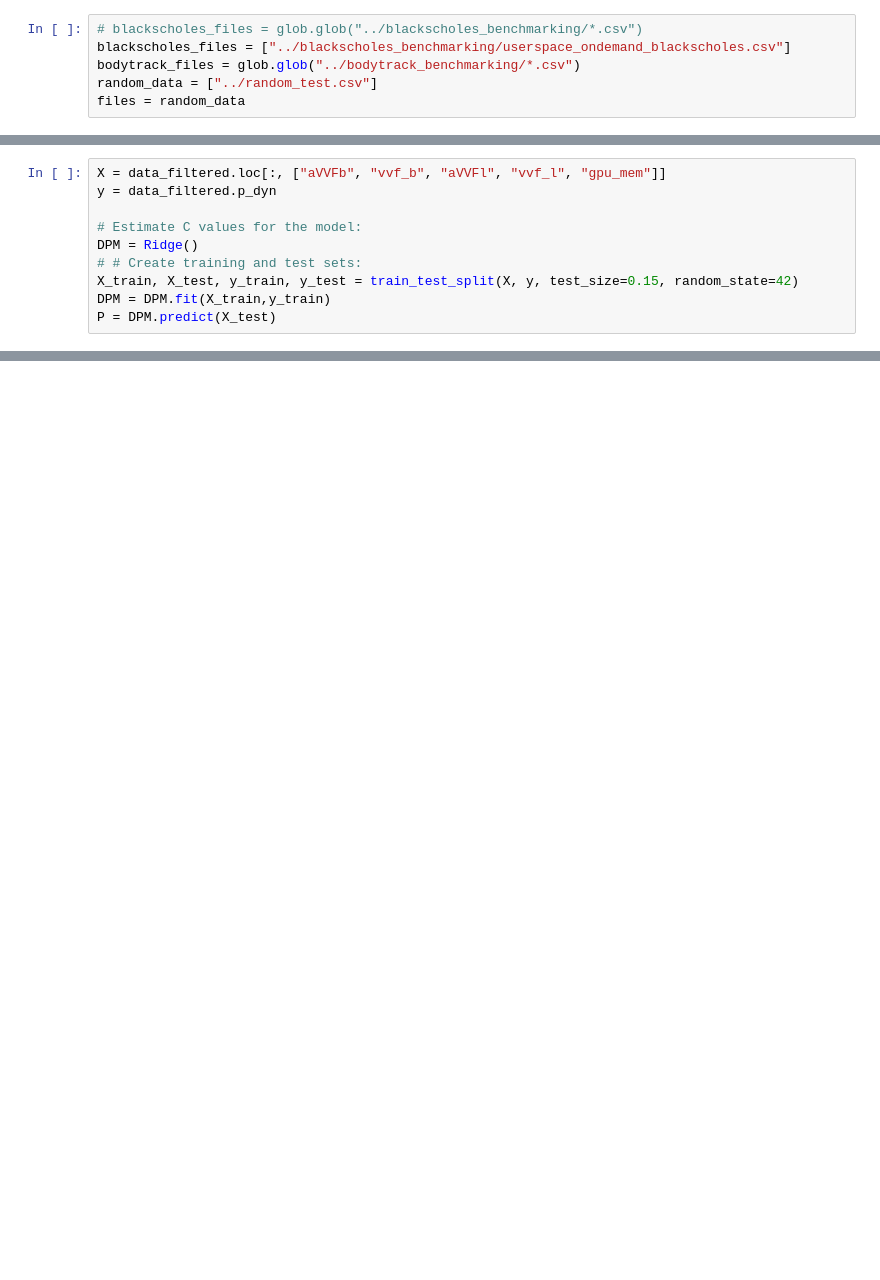
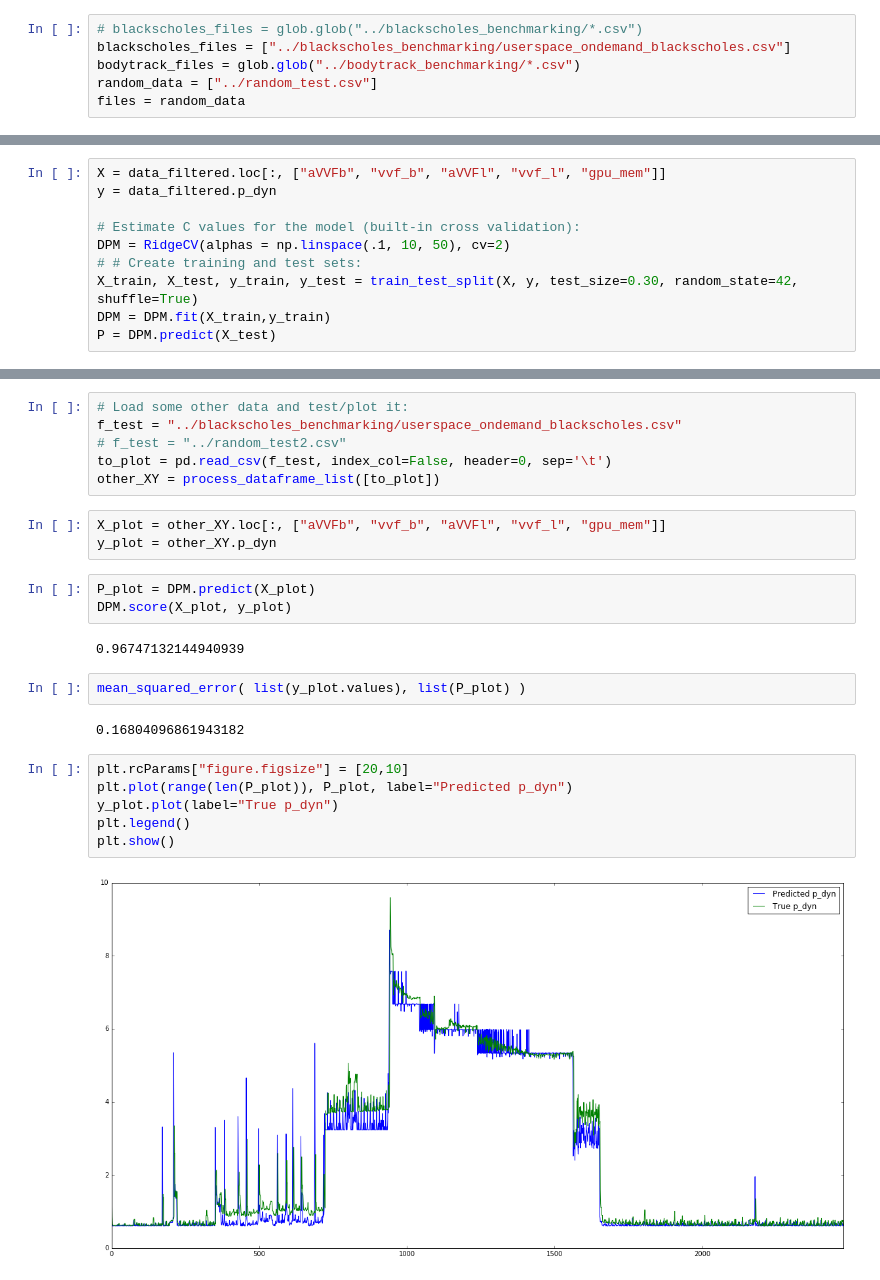
Before and after one commit to MaiaBlanco/userland_dvfs_gov, a Jupyter notebook: data/power model analysis/power_model_coeffs.ipynb, the cells around one changed output, grey strips where cells are left out. Drawn from its saved outputs; the diff is of its cells as text; blank space fills up the shorter version.

```diff
--- a/data/power model analysis/power_model_coeffs.ipynb
+++ b/data/power model analysis/power_model_coeffs.ipynb
@@ -98,9 +109,9 @@ data_filtered.head(10)
 X = data_filtered.loc[:, ["aVVFb", "vvf_b", "aVVFl", "vvf_l", "gpu_mem"]]
 y = data_filtered.p_dyn
 
-# Estimate C values for the model:
-DPM = Ridge()
+# Estimate C values for the model (built-in cross validation):
+DPM = RidgeCV(alphas = np.linspace(.1, 10, 50), cv=2)
 # # Create training and test sets:
-X_train, X_test, y_train, y_test = train_test_split(X, y, test_size=0.15, random_state=42)
+X_train, X_test, y_train, y_test = train_test_split(X, y, test_size=0.30, random_state=42, shuffle=True)
 DPM = DPM.fit(X_train,y_train)
 P = DPM.predict(X_test)
@@ -108,0 +134,26 @@ P
+# %%
+# Load some other data and test/plot it:
+f_test = "../blackscholes_benchmarking/userspace_ondemand_blackscholes.csv"
+# f_test = "../random_test2.csv"
+to_plot = pd.read_csv(f_test, index_col=False, header=0, sep='\t')
+other_XY = process_dataframe_list([to_plot])
+# %%
+X_plot = other_XY.loc[:, ["aVVFb", "vvf_b", "aVVFl", "vvf_l", "gpu_mem"]]
+y_plot = other_XY.p_dyn
+# %%
+P_plot = DPM.predict(X_plot)
+DPM.score(X_plot, y_plot)
+# %% [output]
+0.96747132144940939
+# %%
+mean_squared_error( list(y_plot.values), list(P_plot) )
+# %% [output]
+0.16804096861943182
+# %%
+plt.rcParams["figure.figsize"] = [20,10]
+plt.plot(range(len(P_plot)), P_plot, label="Predicted p_dyn")
+y_plot.plot(label="True p_dyn")
+plt.legend()
+plt.show()
+# %% [output]
+[figure, added]
```
Also changed, not shown: parts of 8 cells of this notebook, 2 other files.
